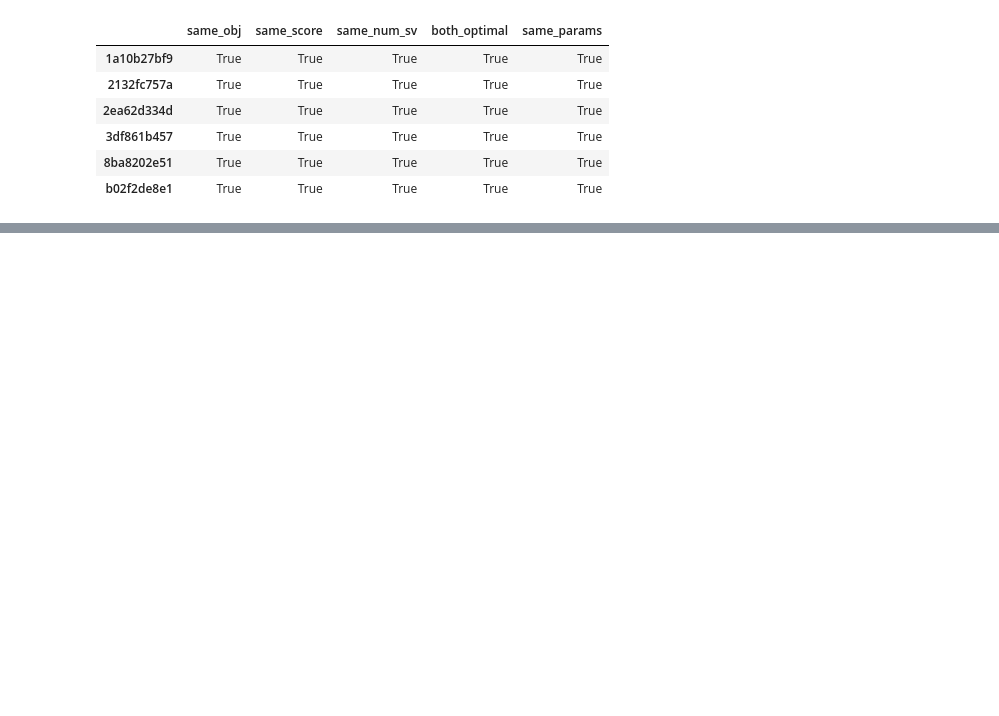
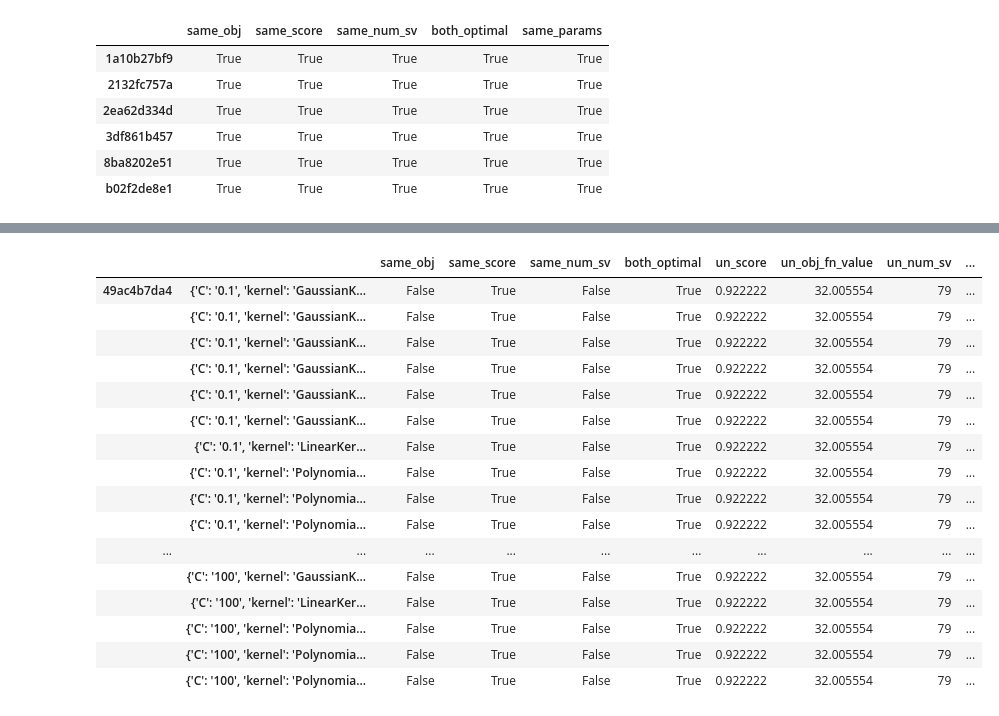
Before and after one commit to antoniobelotti/budget-svm, a Jupyter notebook: results.ipynb, the cells around one changed output, grey strips where cells are left out. Saved outputs shown, nothing was run; the diff lists cells and outputs as text; code cells hidden in the pictures; blank space fills up the shorter version.

```diff
--- a/results.ipynb
+++ b/results.ipynb
@@ -370,0 +465,6 @@ df
+# %%
+import pandas as pd
+from budgetsvm import optimization
+
+df = pd.read_json("/home/anto/Downloads/experiments/results/1680714507.691396_100per_budget.json")
+df
@@ -407,0 +523,6 @@ pd.DataFrame(res).T
+# %%
+import pandas as pd
+from budgetsvm import optimization
+
+df = pd.read_json("experiments/results/1681897515.914336_100per_budget_no_cv.json")
+df
@@ -407,0 +543,25 @@ pd.DataFrame(res).T
+# %%
+df["dataset_short"] = df["dataset"].apply(lambda x: x[-10:])
+df.set_index("dataset_short")
+
+df["params_str"] = df["params"].apply(lambda x: str(x))
+
+def dict_eq(d1,d2):
+    return list(d1.keys()).sort() == list(d2.keys()).sort() and list(d2.items()).sort() == list(d2.items()).sort()
+
+res = {}
+for idx, group in df.groupby(["dataset_short", "params_str"]):
+    unc = group.query("model_name=='unconstrained'").iloc[0]
+    bud = group.query("model_name=='100perc_budget'").iloc[0]
+
+    res[idx] = {
+        "same_obj": unc["obj_fn_value"] == bud["obj_fn_value"],
+        "same_score": unc["score"] == bud["score"],
+        "same_num_sv": unc["num_sv"] == bud["num_sv"],
+        "both_optimal": unc["optimal"] and bud["optimal"],
+        **unc[["score", "obj_fn_value", "num_sv", "budget", "optimal"]].add_prefix("un_"),
+        **bud[["score", "obj_fn_value", "num_sv", "budget", "optimal"]]
+    }
+
+compare_df = pd.DataFrame(res).T
+compare_df
@@ -407,0 +602,20 @@ pd.DataFrame(res).T
+# %%
+compare_df.query("un_score <= score and un_num_sv >= num_sv and num_sv>2")
+# %% [output]
+|  |  | same_obj | same_score | same_num_sv | both_optimal | un_score | un_obj_fn_value | un_num_sv | ... |
+| 49ac4b7da4 | {'C': '0.1', 'kernel': 'GaussianK... | False | True | False | True | 0.922222 | 32.005554 | 79 | ... |
+|  | {'C': '0.1', 'kernel': 'GaussianK... | False | True | False | True | 0.922222 | 32.005554 | 79 | ... |
+|  | {'C': '0.1', 'kernel': 'GaussianK... | False | True | False | True | 0.922222 | 32.005554 | 79 | ... |
+|  | {'C': '0.1', 'kernel': 'GaussianK... | False | True | False | True | 0.922222 | 32.005554 | 79 | ... |
+|  | {'C': '0.1', 'kernel': 'GaussianK... | False | True | False | True | 0.922222 | 32.005554 | 79 | ... |
+|  | {'C': '0.1', 'kernel': 'GaussianK... | False | True | False | True | 0.922222 | 32.005554 | 79 | ... |
+|  | {'C': '0.1', 'kernel': 'LinearKer... | False | True | False | True | 0.922222 | 32.005554 | 79 | ... |
+|  | {'C': '0.1', 'kernel': 'Polynomia... | False | True | False | True | 0.922222 | 32.005554 | 79 | ... |
+|  | {'C': '0.1', 'kernel': 'Polynomia... | False | True | False | True | 0.922222 | 32.005554 | 79 | ... |
+|  | {'C': '0.1', 'kernel': 'Polynomia... | False | True | False | True | 0.922222 | 32.005554 | 79 | ... |
+| ... | ... | ... | ... | ... | ... | ... | ... | ... | ... |
+|  | {'C': '100', 'kernel': 'GaussianK... | False | True | False | True | 0.922222 | 32.005554 | 79 | ... |
+|  | {'C': '100', 'kernel': 'LinearKer... | False | True | False | True | 0.922222 | 32.005554 | 79 | ... |
+|  | {'C': '100', 'kernel': 'Polynomia... | False | True | False | True | 0.922222 | 32.005554 | 79 | ... |
+|  | {'C': '100', 'kernel': 'Polynomia... | False | True | False | True | 0.922222 | 32.005554 | 79 | ... |
+|  | {'C': '100', 'kernel': 'Polynomia... | False | True | False | True | 0.922222 | 32.005554 | 79 | ... |
```
Also changed, not shown: parts of 21 cells of this notebook, 2 other files.
